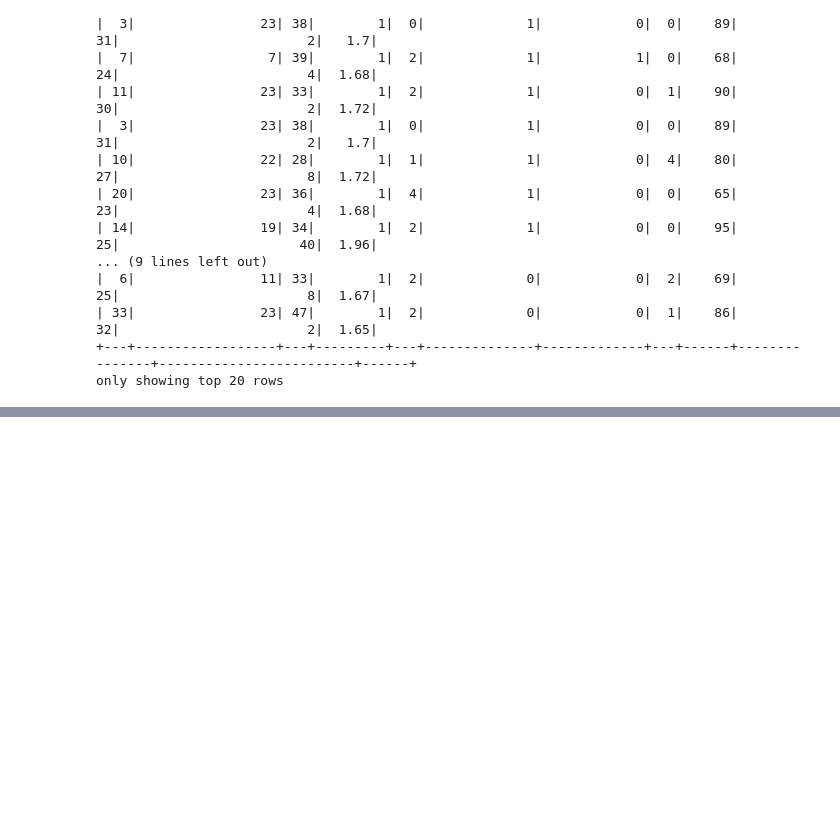
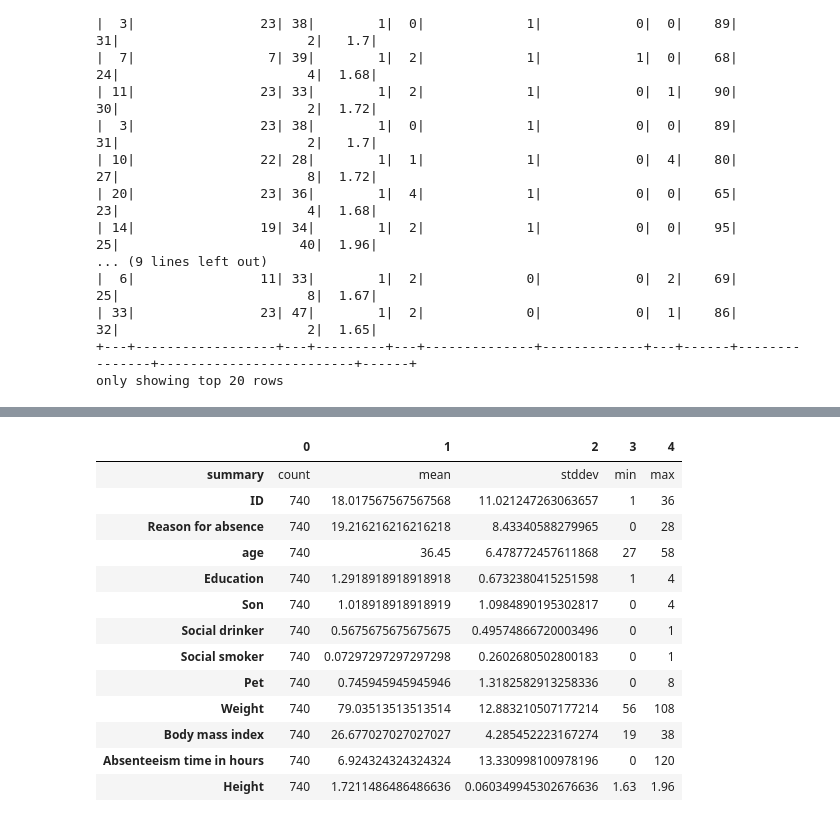
Before and after one commit to weirongSusan/project1, a Jupyter notebook: weirongproject.ipynb, the cells around one changed output, grey strips where cells are left out. Cells and saved outputs as stored; diff of their text form; code cells hidden in the pictures; blank space fills up the shorter version.

```diff
--- a/weirongproject.ipynb
+++ b/weirongproject.ipynb
@@ -87,10 +87,10 @@ df.select('ID', 'Reason for absence', 'age','Education', 'Son', 'Social drinker'
 +-------+------------------+------------------+-----------------+------------------+------------------+-------------------+-------------------+------------------+------------------+------------------+ ...
 # %%
 # Let's select the balance column and assign it to a variable.
-bal_col = df.select('ID', 'Reason for absence', 'age','Education', 'Son', 'Social drinker', 'Social smoker', 'Pet', 'Weight', 'Body mass index', 'Absenteeism time in hours', 'Height')
+df= df.select('ID', 'Reason for absence', 'age','Education', 'Son', 'Social drinker', 'Social smoker', 'Pet', 'Weight', 'Body mass index', 'Absenteeism time in hours', 'Height')
 
 # We can then use the show method on that variable.
-bal_col.show()
+df.show()
 # %% [output]
 +---+------------------+---+---------+---+--------------+-------------+---+------+---------------+-------------------------+------+
 | ID|Reason for absence|age|Education|Son|Social drinker|Social smoker|Pet|Weight|Body mass index|Absenteeism time in hours|Height|
@@ -140,0 +215,6 @@ py4j.Py4JException: Method showString([null, class java.lang.Integer]) does not
+# %%
+df= df.select('ID', 'Reason for absence', 'age','Education', 'Son', 'Social drinker', 'Social smoker', 'Pet', 'Weight', 'Body mass index', 'Absenteeism time in hours', 'Height')
+
+# Let's visually inspect the data. You may notice some nulls in the marital and balance column.
+df.show()
+print("Total data points:", df.count())
@@ -140,0 +327,19 @@ py4j.Py4JException: Method showString([null, class java.lang.Integer]) does not
+# %%
+# Now that we understand the data's features, let's use a Python package to neatly describe the data.
+import pandas as pd
+df.describe().toPandas().transpose()
+# %% [output]
+|  | 0 | 1 | 2 | 3 | 4 |
+| summary | count | mean | stddev | min | max |
+| ID | 740 | 18.017567567567568 | 11.021247263063657 | 1 | 36 |
+| Reason for absence | 740 | 19.216216216216218 | 8.43340588279965 | 0 | 28 |
+| age | 740 | 36.45 | 6.478772457611868 | 27 | 58 |
+| Education | 740 | 1.2918918918918918 | 0.6732380415251598 | 1 | 4 |
+| Son | 740 | 1.018918918918919 | 1.0984890195302817 | 0 | 4 |
+| Social drinker | 740 | 0.5675675675675675 | 0.49574866720003496 | 0 | 1 |
+| Social smoker | 740 | 0.07297297297297298 | 0.2602680502800183 | 0 | 1 |
+| Pet | 740 | 0.745945945945946 | 1.3182582913258336 | 0 | 8 |
+| Weight | 740 | 79.03513513513514 | 12.883210507177214 | 56 | 108 |
+| Body mass index | 740 | 26.677027027027027 | 4.285452223167274 | 19 | 38 |
+| Absenteeism time in hours | 740 | 6.924324324324324 | 13.330998100978196 | 0 | 120 |
+| Height | 740 | 1.7211486486486636 | 0.060349945302676636 | 1.63 | 1.96 |
```
Also changed, not shown: parts of 12 cells of this notebook, 1 other file.
